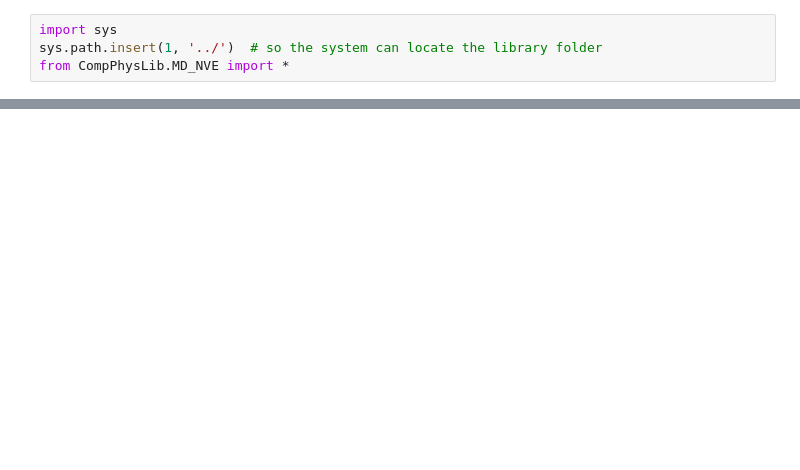
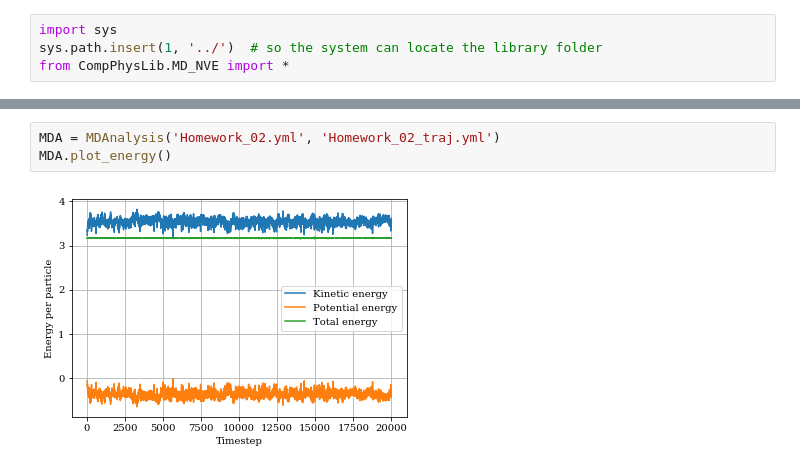
Before and after one commit to wehs7661/CompPhys, a Jupyter notebook: Homework/Homework_02.ipynb, the cells around one changed output, grey strips where cells are left out. Saved outputs shown, nothing was run; the diff lists cells and outputs as text; blank space fills up the shorter version.

```diff
--- a/Homework/Homework_02.ipynb
+++ b/Homework/Homework_02.ipynb
@@ -130,0 +156,5 @@ TypeError: unsupported operand type(s) for /: 'list' and 'float'
+# %%
+MDA = MDAnalysis('Homework_02.yml', 'Homework_02_traj.yml')
+MDA.plot_energy()
+# %% [output]
+[figure, added]
```
Also changed, not shown: parts of 7 cells of this notebook, 23 other files.
